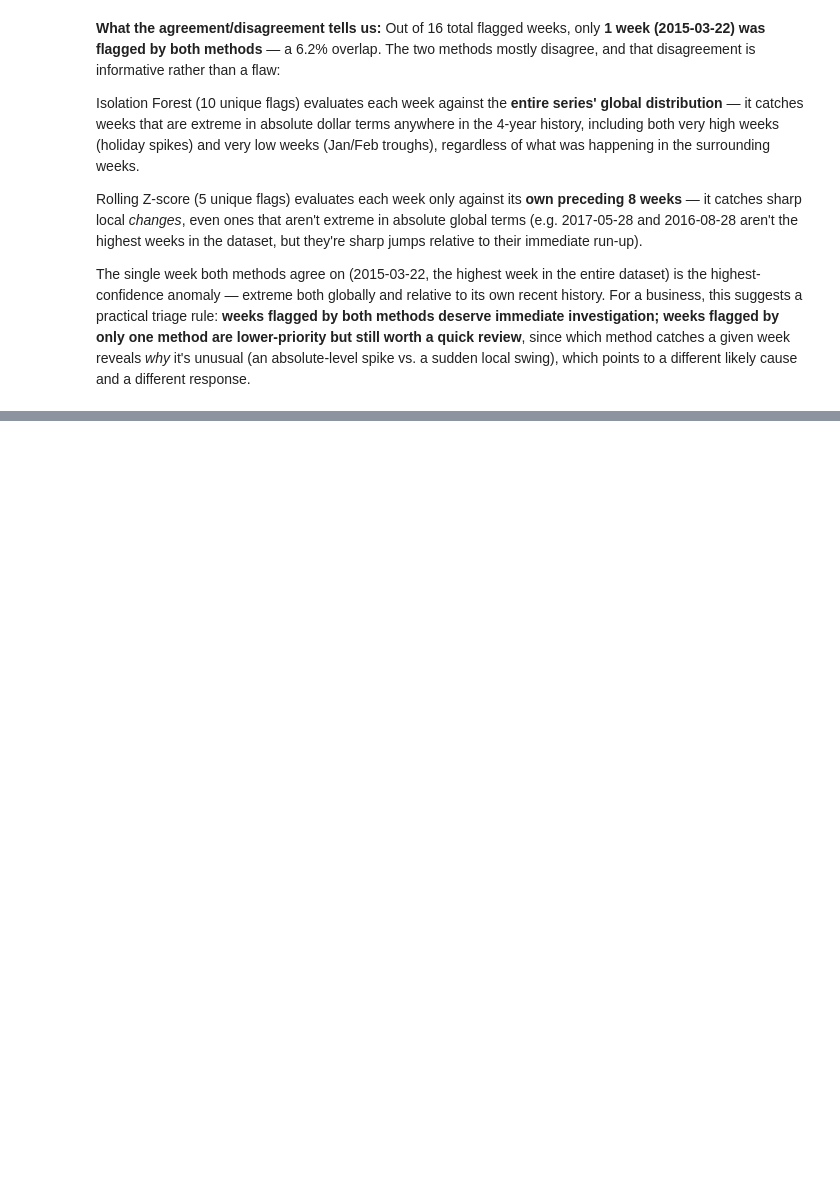
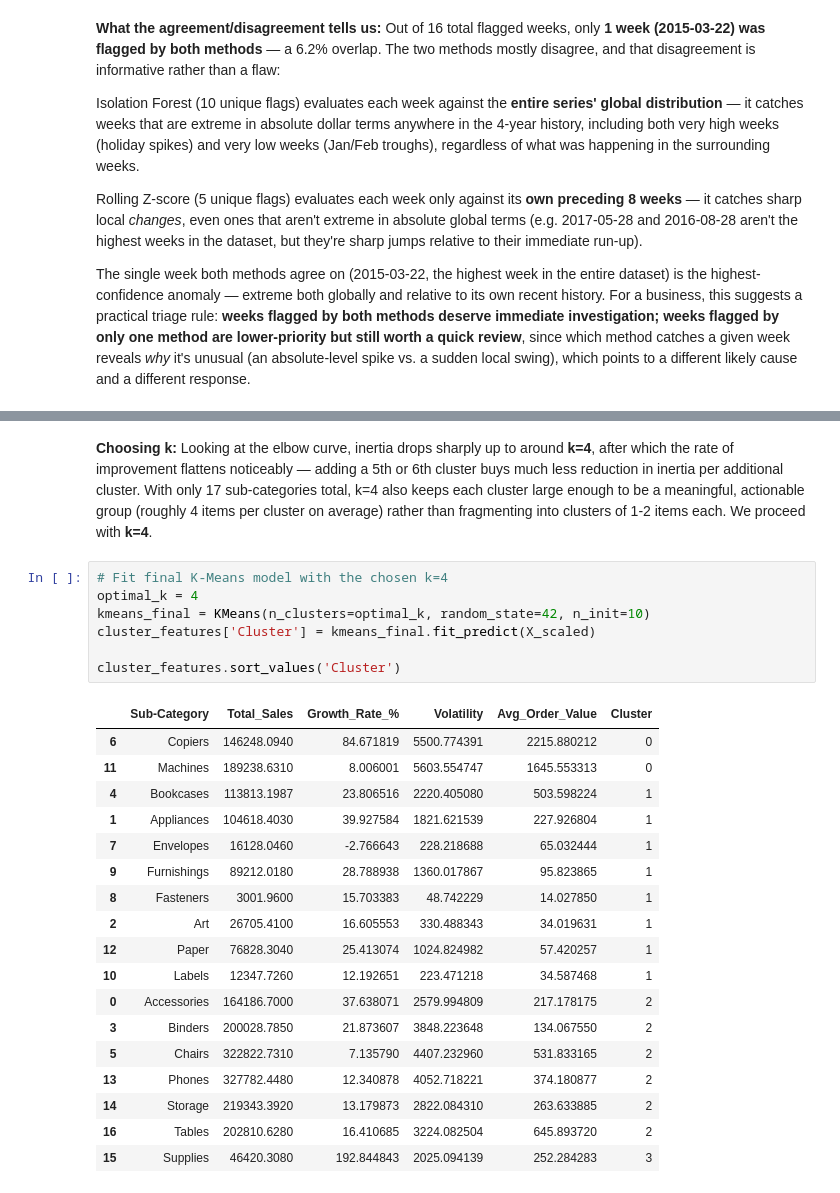
Before and after one commit to krtechie/sales-forecasting, a Jupyter notebook: analysis.ipynb, the cells around one changed output, grey strips where cells are left out. Drawn from its saved outputs; the diff is of its cells as text; blank space fills up the shorter version.

```diff
--- a/analysis.ipynb
+++ b/analysis.ipynb
@@ -1218,0 +1321,32 @@ different response.
+# %% [markdown]
+**Choosing k:** Looking at the elbow curve, inertia drops sharply up to around **k=4**, after
+which the rate of improvement flattens noticeably — adding a 5th or 6th cluster buys much less
+reduction in inertia per additional cluster. With only 17 sub-categories total, k=4 also keeps
+each cluster large enough to be a meaningful, actionable group (roughly 4 items per cluster on
+average) rather than fragmenting into clusters of 1-2 items each. We proceed with **k=4**.
+# %%
+# Fit final K-Means model with the chosen k=4
+optimal_k = 4
+kmeans_final = KMeans(n_clusters=optimal_k, random_state=42, n_init=10)
+cluster_features['Cluster'] = kmeans_final.fit_predict(X_scaled)
+
+cluster_features.sort_values('Cluster')
+# %% [output]
+|  | Sub-Category | Total_Sales | Growth_Rate_% | Volatility | Avg_Order_Value | Cluster |
+| 6 | Copiers | 146248.0940 | 84.671819 | 5500.774391 | 2215.880212 | 0 |
+| 11 | Machines | 189238.6310 | 8.006001 | 5603.554747 | 1645.553313 | 0 |
+| 4 | Bookcases | 113813.1987 | 23.806516 | 2220.405080 | 503.598224 | 1 |
+| 1 | Appliances | 104618.4030 | 39.927584 | 1821.621539 | 227.926804 | 1 |
+| 7 | Envelopes | 16128.0460 | -2.766643 | 228.218688 | 65.032444 | 1 |
+| 9 | Furnishings | 89212.0180 | 28.788938 | 1360.017867 | 95.823865 | 1 |
+| 8 | Fasteners | 3001.9600 | 15.703383 | 48.742229 | 14.027850 | 1 |
+| 2 | Art | 26705.4100 | 16.605553 | 330.488343 | 34.019631 | 1 |
+| 12 | Paper | 76828.3040 | 25.413074 | 1024.824982 | 57.420257 | 1 |
+| 10 | Labels | 12347.7260 | 12.192651 | 223.471218 | 34.587468 | 1 |
+| 0 | Accessories | 164186.7000 | 37.638071 | 2579.994809 | 217.178175 | 2 |
+| 3 | Binders | 200028.7850 | 21.873607 | 3848.223648 | 134.067550 | 2 |
+| 5 | Chairs | 322822.7310 | 7.135790 | 4407.232960 | 531.833165 | 2 |
+| 13 | Phones | 327782.4480 | 12.340878 | 4052.718221 | 374.180877 | 2 |
+| 14 | Storage | 219343.3920 | 13.179873 | 2822.084310 | 263.633885 | 2 |
+| 16 | Tables | 202810.6280 | 16.410685 | 3224.082504 | 645.893720 | 2 |
+| 15 | Supplies | 46420.3080 | 192.844843 | 2025.094139 | 252.284283 | 3 |
```
Also changed, not shown: parts of 14 cells of this notebook, 4 other files.
